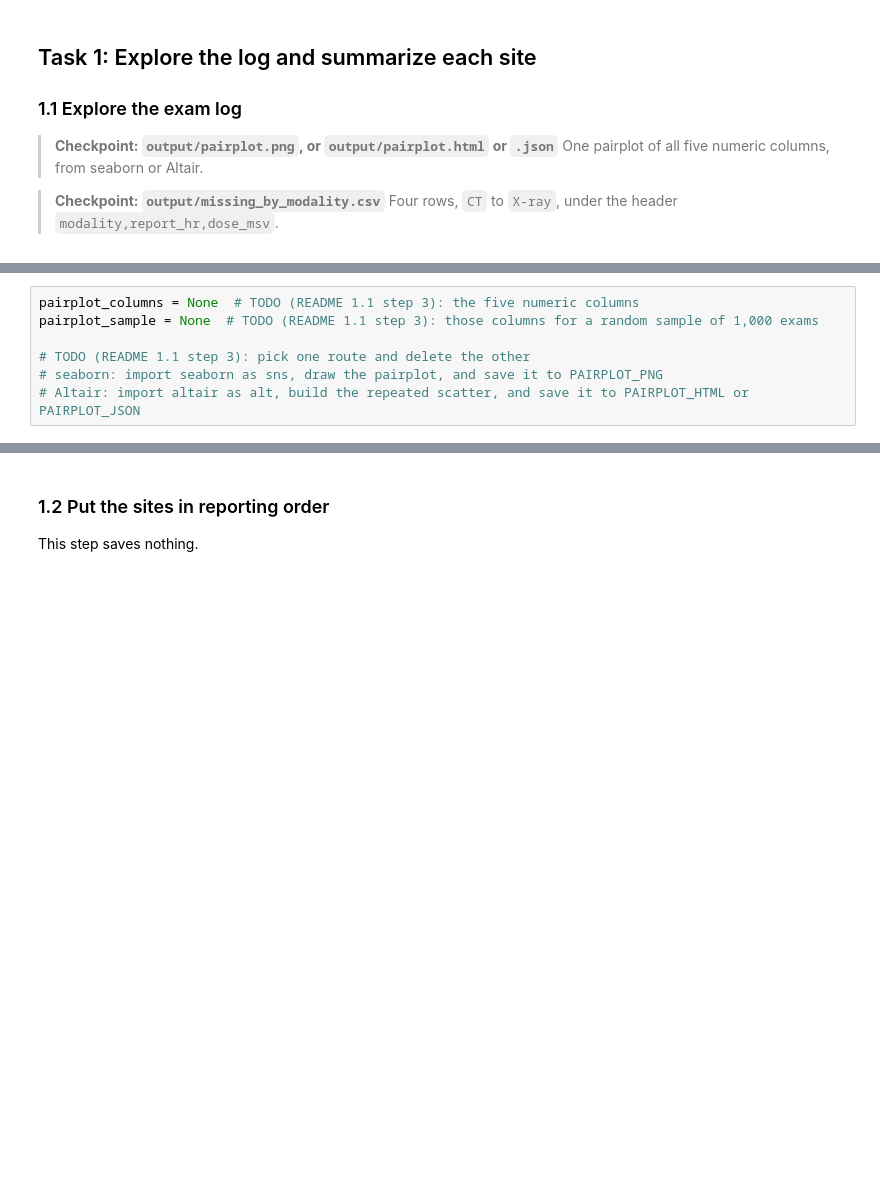
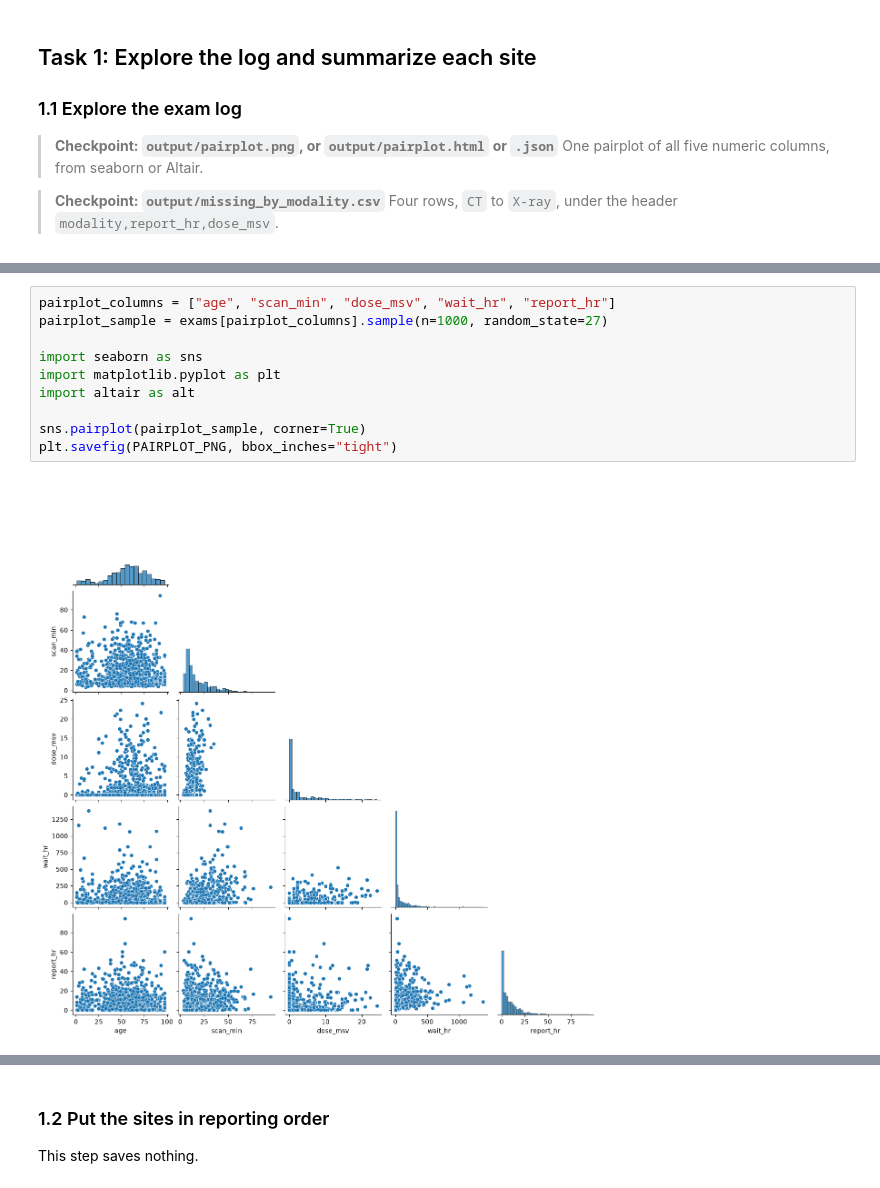
Before and after one commit to Mattold/ds217-26f-08, a Jupyter notebook: assignment.ipynb, the cells around one changed output, grey strips where cells are left out. Saved outputs shown, nothing was run; the diff lists cells and outputs as text; blank space fills up the shorter version.

```diff
--- a/assignment.ipynb
+++ b/assignment.ipynb
@@ -64,8 +106,13 @@ print("patients:", patients)
 # %%
-pairplot_columns = None  # TODO (README 1.1 step 3): the five numeric columns
-pairplot_sample = None  # TODO (README 1.1 step 3): those columns for a random sample of 1,000 exams
+pairplot_columns = ["age", "scan_min", "dose_msv", "wait_hr", "report_hr"]
+pairplot_sample = exams[pairplot_columns].sample(n=1000, random_state=27)
 
-# TODO (README 1.1 step 3): pick one route and delete the other
-# seaborn: import seaborn as sns, draw the pairplot, and save it to PAIRPLOT_PNG
-# Altair: import altair as alt, build the repeated scatter, and save it to PAIRPLOT_HTML or PAIRPLOT_JSON
+import seaborn as sns
+import matplotlib.pyplot as plt
+import altair as alt
+
+sns.pairplot(pairplot_sample, corner=True)
+plt.savefig(PAIRPLOT_PNG, bbox_inches="tight")
+# %% [output]
+[figure, added]
 # %%
```
Also changed, not shown: parts of 13 cells of this notebook.
